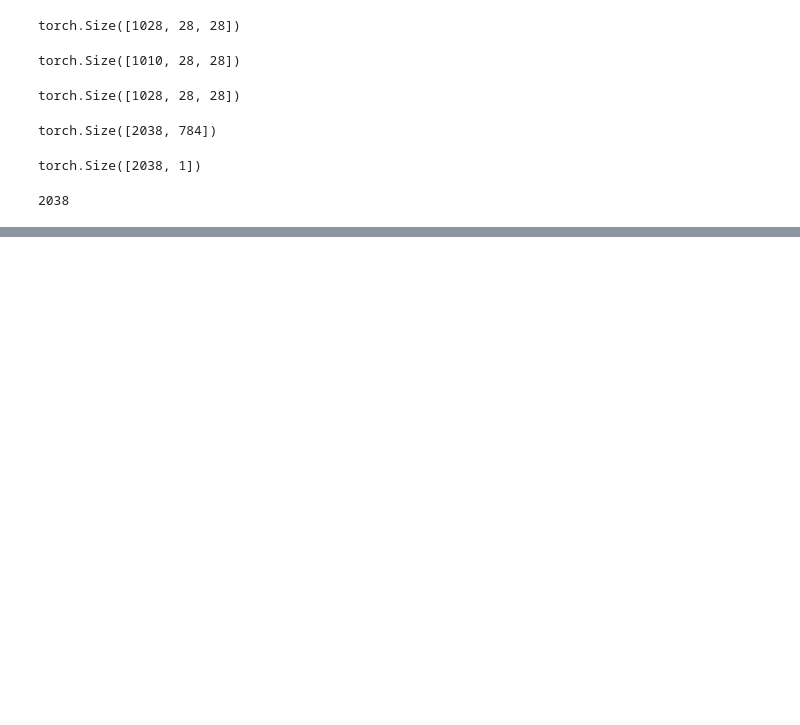
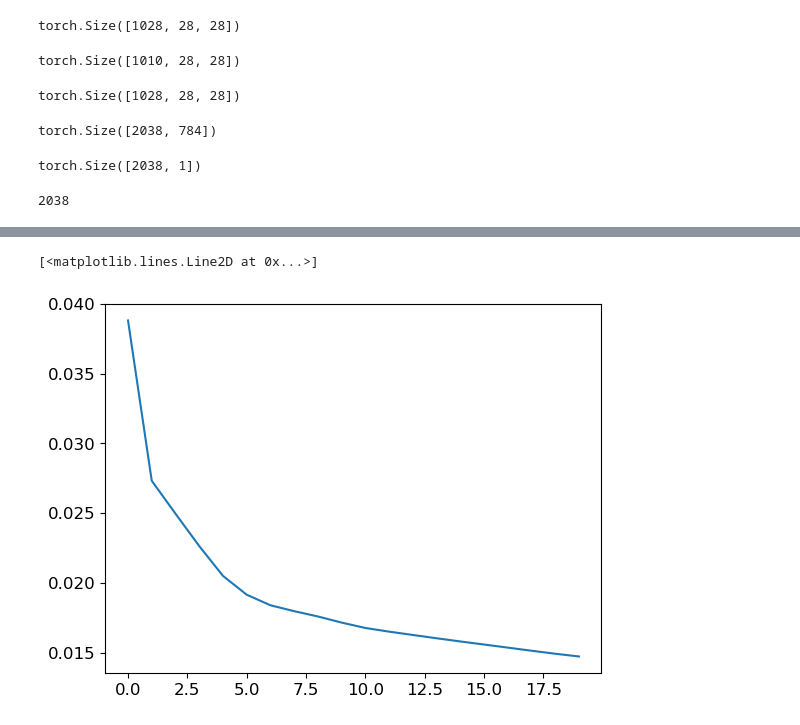
Before and after one commit to zzstephen/zzstephen, a Jupyter notebook: DL/hello_DL.ipynb, the cells around one changed output, grey strips where cells are left out. Drawn from its saved outputs; the diff is of its cells as text; code cells hidden in the pictures; blank space fills up the shorter version.

```diff
--- a/DL/hello_DL.ipynb
+++ b/DL/hello_DL.ipynb
@@ -274,0 +457,5 @@ NameError: name 'plot_function' is not defined
+# %%
+weights = init_params((28*28,1))
+bias = init_params(1)
+# %%
+params = weights,bias
@@ -274,0 +470,5 @@ NameError: name 'plot_function' is not defined
+# %%
+plt.plot(avg_losses)
+# %% [output]
+[<matplotlib.lines.Line2D at 0x...>]
+[figure, added]
```
Also changed, not shown: parts of 61 cells of this notebook.
